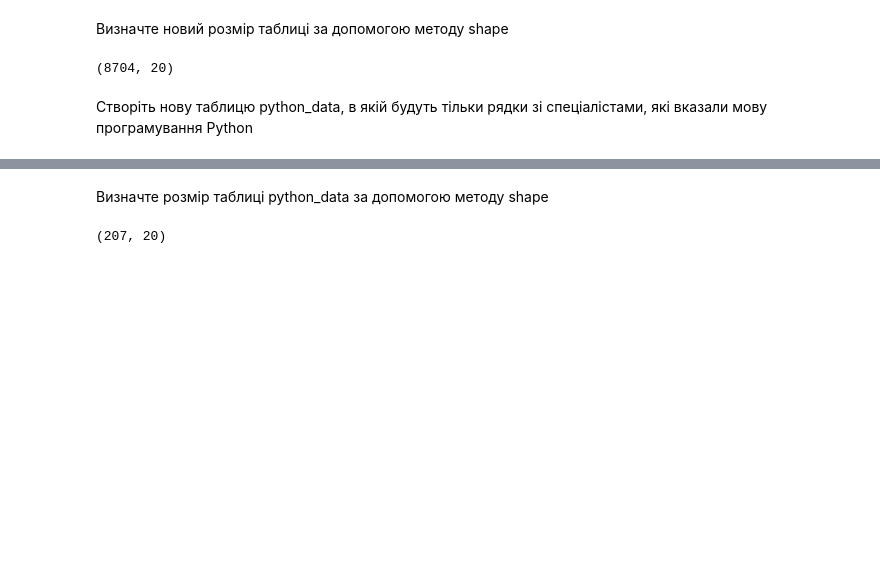
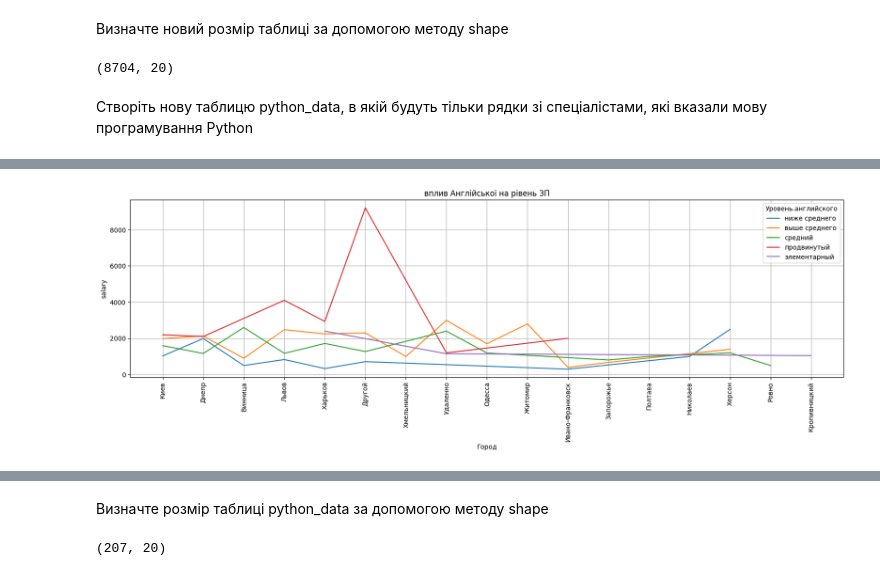
Before and after one commit to Unfeir/DS, a Jupyter notebook: Hw2_2.ipynb, the cells around one changed output, grey strips where cells are left out. Drawn from its saved outputs; the diff is of its cells as text; code cells hidden in the pictures; blank space fills up the shorter version.

```diff
--- a/Hw2_2.ipynb
+++ b/Hw2_2.ipynb
@@ -166,0 +188,11 @@ print(python_data)
+# %%
+
+plt.figure(figsize=(20, 5))
+sns.lineplot(data=python_data, x="Город", y="salary", hue="Уровень.английского", errorbar=None)
+axes = plt.gca()
+axes.set_xticklabels(axes.get_xticklabels(), rotation=90)
+axes.set_title("вплив Англійської на рівень ЗП")
+
+plt.grid();
+# %% [output]
+[figure, added]
```
Also changed, not shown: parts of 10 cells of this notebook.
